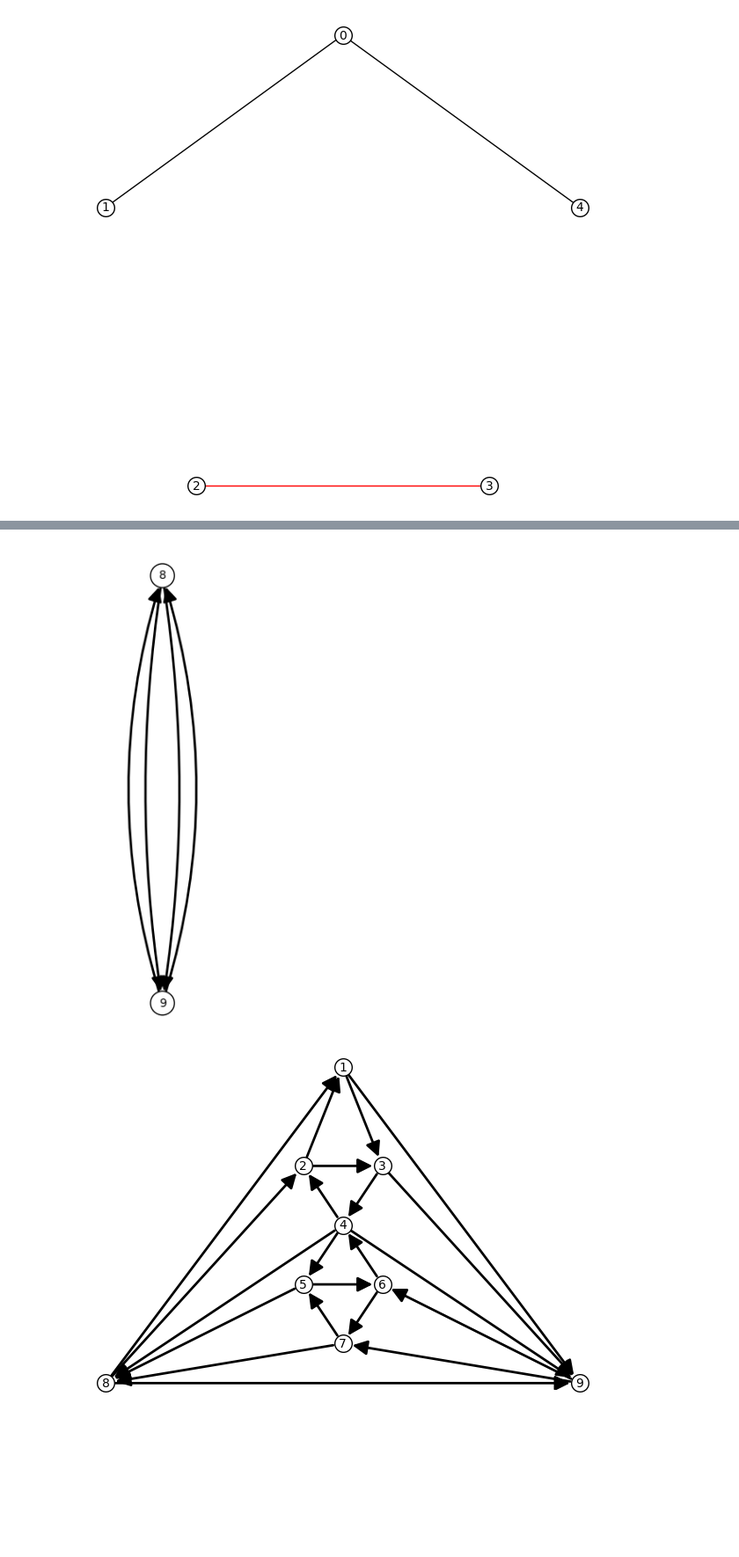
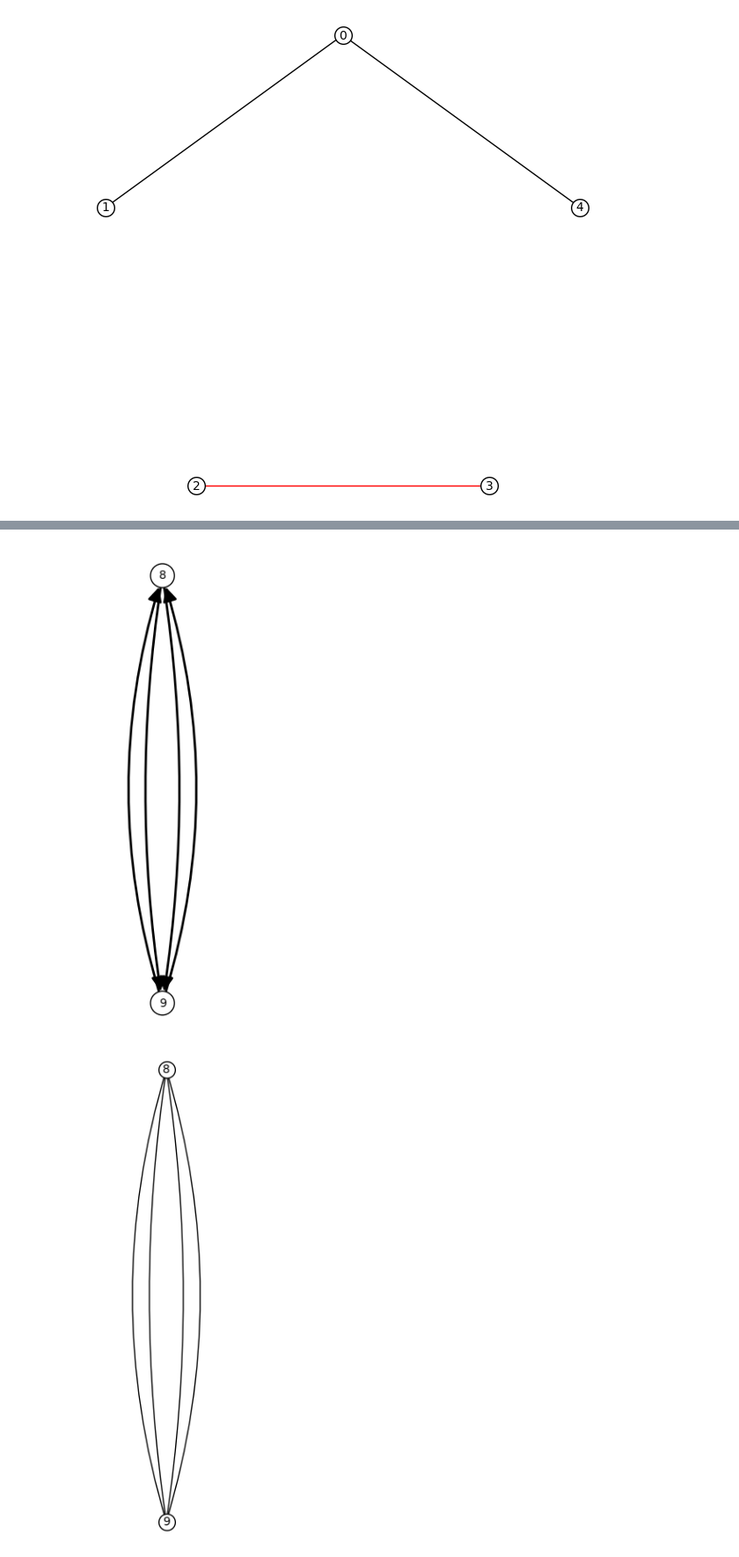
Before and after one commit to tarasyarema/orientations, a Jupyter notebook: tests.ipynb, the cells around one changed output, grey strips where cells are left out. Shown: that part at 88% size. Cells and saved outputs as stored; diff of their text form; code cells hidden in the pictures; blank space fills up the shorter version.

```diff
--- a/tests.ipynb
+++ b/tests.ipynb
@@ -229,11 +229,6 @@ g.plot(**o).save('../presentation/img/6_1.png')
 
 h, ops = lovasz_decomposition(g.copy(), 4)
 o = opts(h)
-
-if show:
-    # h.show(**o)
-    pass
-# h.plot(**o).save('../presentation/img/6_2.png')
 
 h.to_directed()
 
@@ -267,37 +262,43 @@ if show:
     d.show(**o)
 d.plot(**o).save('../presentation/img/6_3.png')
 
+xd = d.copy()
+xd = xd.to_undirected()
+if show:
+    xd.show(**o)
+xd.plot(**o).save('../presentation/img/6_2.png')
+
 for added, removed, v in zip(*ops):
     if v is not None:
         d.add_vertex(v)
     else:
         d.add_edges(removed)
         continue
 
     for s, e in added:
         edge = (s, e)
 
         if not d.has_edge(s, e):
             edge = (e, s)
 
         d.delete_edge(edge)
         d.add_edges([(edge[0], v), (v, edge[1])])
 
     # d.show(**opts(d))
 
 if show:
     # d.show(**o)
     pass
 
 ori = orientation(g, 2)
 o = opts(ori)
 o['layout'] = None
 o['pos'] = our_positions
 
 if show:
     ori.show(**o)
 ori.plot(**o).save('../presentation/img/6_4.png')
 # %% [output]
 [figure]
 [figure]
-[figure, old version]
+[figure, new version]
```
Also changed, not shown: parts of 2 cells of this notebook.
